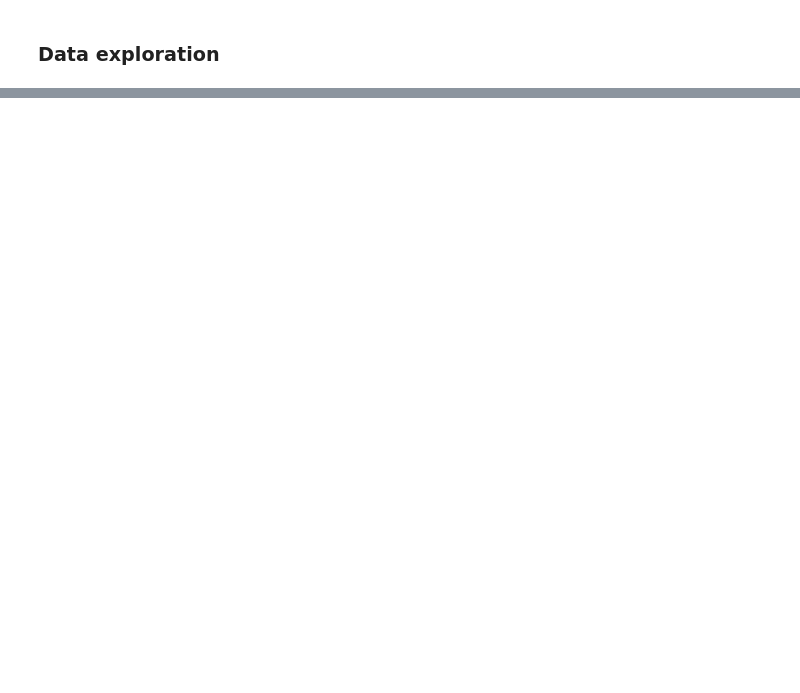
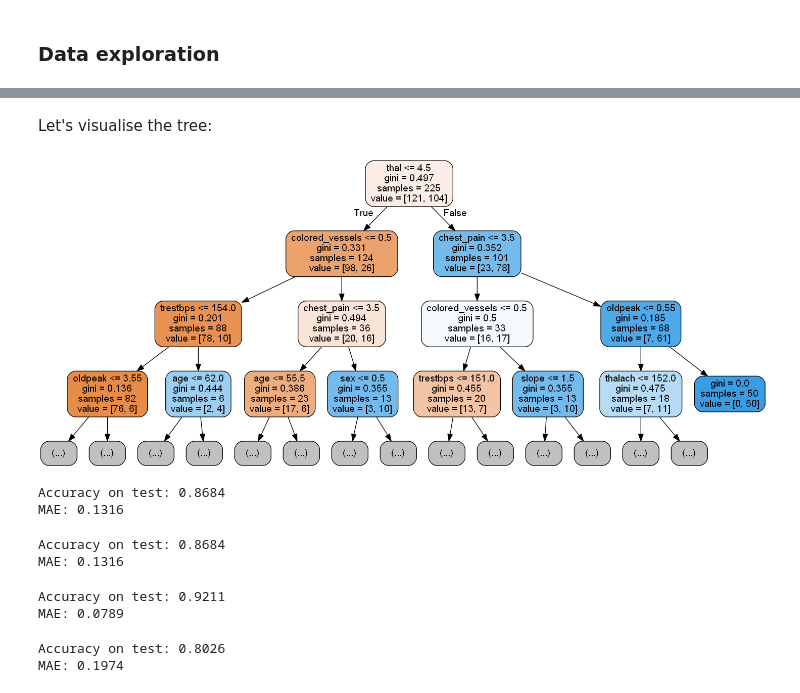
Before and after one commit to adelaidaCreosteanu/heart-disease-notebook, a Jupyter notebook: Solution.ipynb, the cells around one changed output, grey strips where cells are left out. Saved outputs shown, nothing was run; the diff lists cells and outputs as text; code cells hidden in the pictures; blank space fills up the shorter version.

```diff
--- a/Solution.ipynb
+++ b/Solution.ipynb
@@ -110,0 +137,40 @@ MAE: 0.7500
+# %% [markdown]
+Let's visualise the tree:
+# %%
+from sklearn.tree import export_graphviz
+from IPython.display import Image, display
+
+
+with open('tree.dot', 'w+') as dotfile:
+    export_graphviz(tree, max_depth=3, out_file=dotfile, rounded=True, filled=True, feature_names=list(data)[:-1])
+
+# Convert file to png
+!dot -Tpng tree.dot -o tree.png
+# Display in notebook
+display(Image("tree.png"))
+# %% [output]
+[figure, added]
+# %%
+# Fit random forest
+forest = RandomForestClassifier(n_estimators=50)
+fit_and_print_performance(forest)
+# %% [output]
+Accuracy on test: 0.8684
+MAE: 0.1316
+# %%
+# Fit extra trees
+extra = ExtraTreesClassifier(n_estimators=50)
+fit_and_print_performance(extra)
+# %% [output]
+Accuracy on test: 0.8684
+MAE: 0.1316
+# %%
+fit_and_print_performance(LogisticRegression(solver='liblinear')) # regularisation is l2 by default
+# %% [output]
+Accuracy on test: 0.9211
+MAE: 0.0789
+# %%
+fit_and_print_performance(GradientBoostingClassifier())
+# %% [output]
+Accuracy on test: 0.8026
+MAE: 0.1974
```
Also changed, not shown: parts of 19 cells of this notebook.
